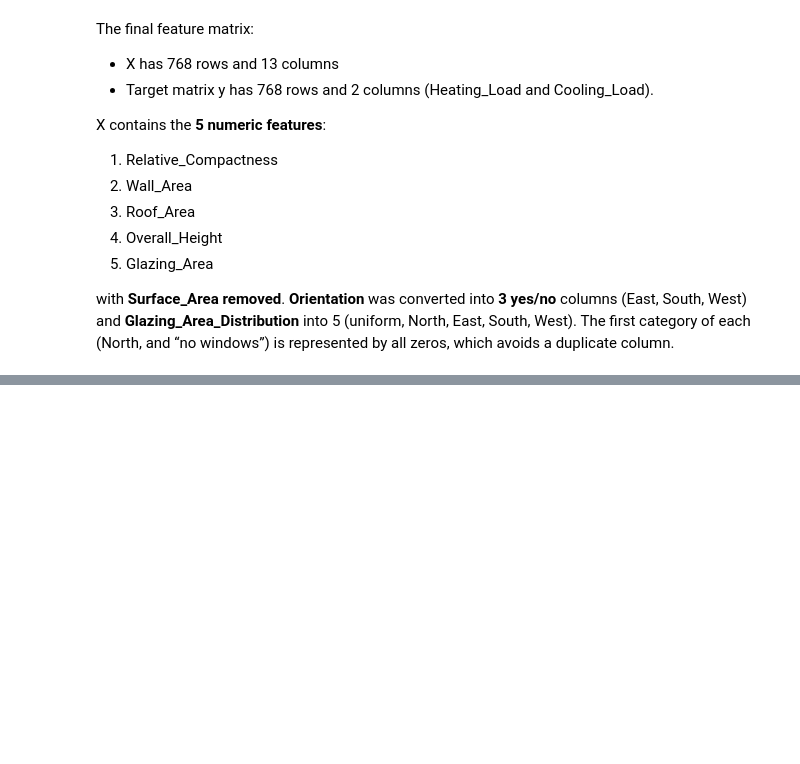
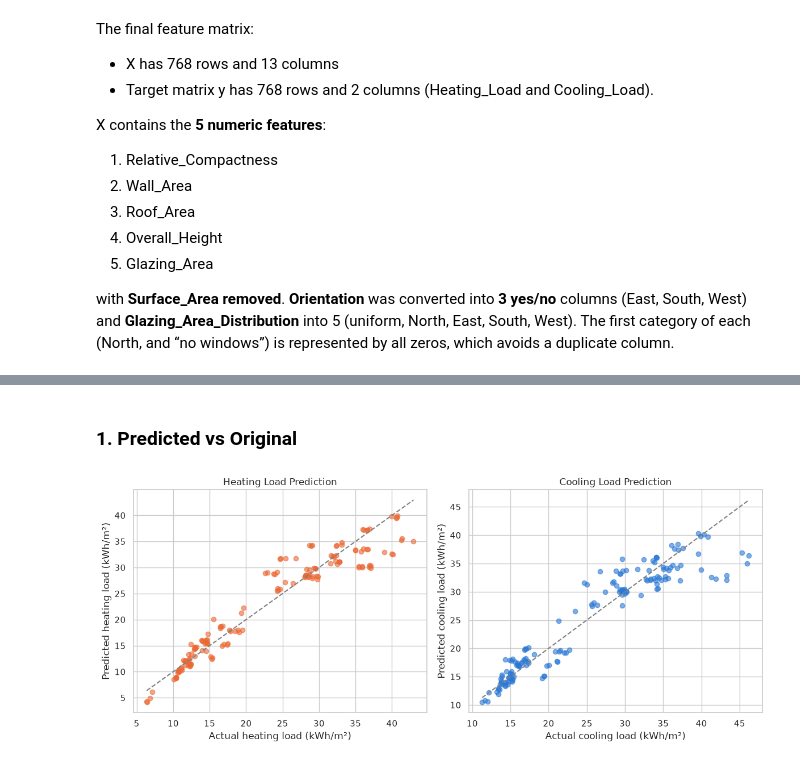
Before and after one commit to iemkhizer/energy-efficiency-regression, a Jupyter notebook: DS25-AS2-ID.ipynb, the cells around one changed output, grey strips where cells are left out. Drawn from its saved outputs; the diff is of its cells as text; code cells hidden in the pictures; blank space fills up the shorter version.

```diff
--- a/DS25-AS2-ID.ipynb
+++ b/DS25-AS2-ID.ipynb
@@ -420,0 +458,10 @@ with **Surface_Area removed**. **Orientation** was converted into **3 yes/no** c
+# %%
+from sklearn.preprocessing import StandardScaler
+
+scaler = StandardScaler()
+scaler.set_output(transform="pandas")
+
+X_train_scaled = scaler.fit_transform(X_train)
+X_test_scaled = scaler.transform(X_test)
+
+X_train_scaled.head()
@@ -420,0 +490,9 @@ with **Surface_Area removed**. **Orientation** was converted into **3 yes/no** c
+# %%
+from sklearn.linear_model import LinearRegression, Ridge, Lasso
+
+lr = LinearRegression()
+ridge = Ridge(alpha=1.0)
+lasso = Lasso(alpha=0.1)
+lr.fit(X_train_scaled, y_train)
+ridge.fit(X_train_scaled, y_train)
+lasso.fit(X_train_scaled, y_train);
@@ -420,0 +603,29 @@ with **Surface_Area removed**. **Orientation** was converted into **3 yes/no** c
+# %% [markdown]
+### 1. Predicted vs Original
+# %%
+predictions = lr.predict(X_test_scaled)
+actual_heat = y_test["Heating_Load"]
+predicted_heat = predictions[:, 0]
+
+actual_cool = y_test["Cooling_Load"]
+predicted_cool = predictions[:, 1]
+
+fig, axes = plt.subplots(1, 2, figsize=(12, 5))
+
+axes[0].scatter(actual_heat, predicted_heat, alpha=0.6, color=HEAT)
+axes[0].plot([actual_heat.min(), actual_heat.max()],
+             [actual_heat.min(), actual_heat.max()], "--", color="gray")
+axes[0].set_xlabel("Actual heating load (kWh/m²)")
+axes[0].set_ylabel("Predicted heating load (kWh/m²)")
+axes[0].set_title("Heating Load Prediction")
+
+axes[1].scatter(actual_cool, predicted_cool, alpha=0.6, color=COOL)
+axes[1].plot([actual_cool.min(), actual_cool.max()],
+             [actual_cool.min(), actual_cool.max()], "--", color="gray")
+axes[1].set_xlabel("Actual cooling load (kWh/m²)")
+axes[1].set_ylabel("Predicted cooling load (kWh/m²)")
+axes[1].set_title("Cooling Load Prediction")
+
+plt.tight_layout(); plt.show()
+# %% [output]
+[figure, added]
```
Also changed, not shown: parts of 40 cells of this notebook, 1 other file.
